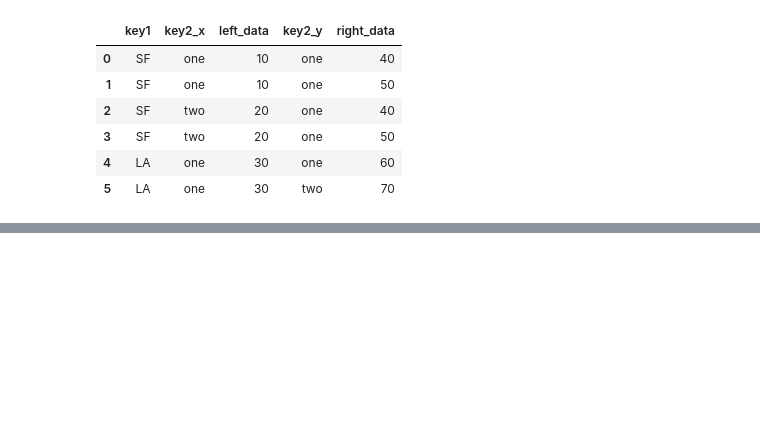
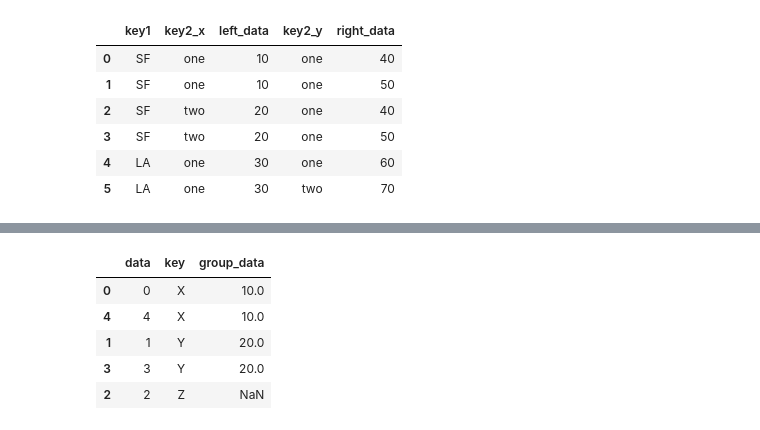
Before and after one commit to aki-06/Data_Science, a Jupyter notebook: 20180503_データ解析の基礎.ipynb, the cells around one changed output, grey strips where cells are left out. Saved outputs shown, nothing was run; the diff lists cells and outputs as text; code cells hidden in the pictures; blank space fills up the shorter version.

```diff
--- a/20180503_データ解析の基礎.ipynb
+++ b/20180503_データ解析の基礎.ipynb
@@ -276,0 +293,3 @@ pd.merge(df_left, df_right, on='key1')
+# %%
+df_left = DataFrame({'key': ['X', 'Y', 'Z', 'Y', 'X'],
+                                       'data': range(5)})
@@ -276,0 +305,2 @@ pd.merge(df_left, df_right, on='key1')
+# %%
+df_right = DataFrame({'group_data': [10, 20]}, index=['X', 'Y'])
@@ -276,0 +321,9 @@ pd.merge(df_left, df_right, on='key1')
+# %%
+pd.merge(df_left, df_right, left_on='key', right_index=True, how='outer')
+# %% [output]
+|  | data | key | group_data |
+| 0 | 0 | X | 10.0 |
+| 4 | 4 | X | 10.0 |
+| 1 | 1 | Y | 20.0 |
+| 3 | 3 | Y | 20.0 |
+| 2 | 2 | Z | NaN |
```
Also changed, not shown: parts of 12 cells of this notebook.
